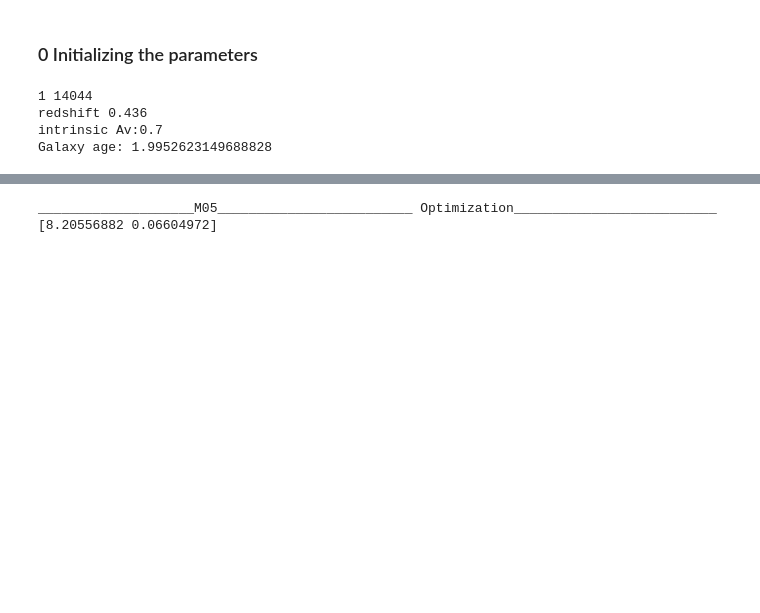
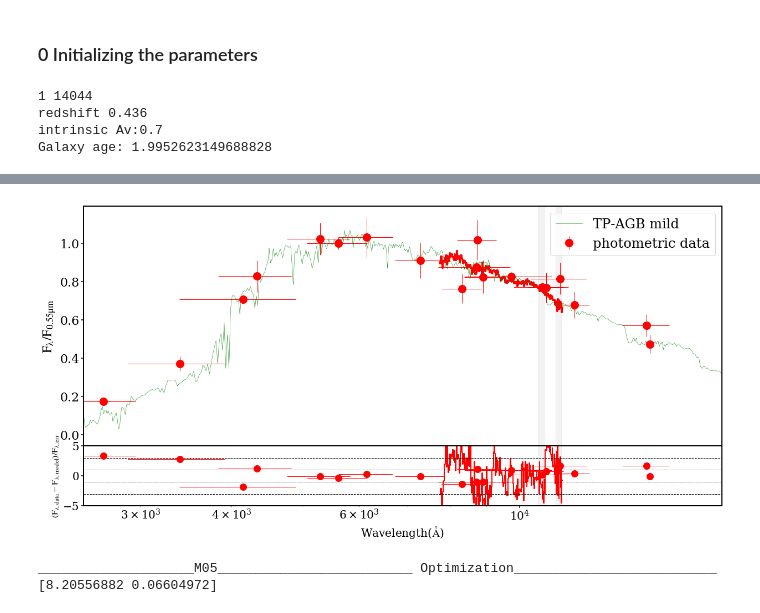
Before and after one commit to ywis/TAPS, a Jupyter notebook: examples/AEGIS_reduce_example_filter_set_tests.ipynb, the cells around one changed output, grey strips where cells are left out. Cells and saved outputs as stored; diff of their text form; code cells hidden in the pictures; blank space fills up the shorter version.

Commit message:
modified the photoemetry part in the AEGIS field.

```diff
--- a/examples/AEGIS_reduce_example_filter_set_tests.ipynb
+++ b/examples/AEGIS_reduce_example_filter_set_tests.ipynb
@@ -1806,0 +1764,8 @@ chisquare_photo(model_wave, model_flux, redshift_1,wave_list, band_list, photome
+# %%
+weight1 = 0.0#0.25#0.0#1/1.864#/0.5
+weight2 = 1.0#weight1*5e-3#1.0#1/1228.53#/0.5
+print('____________________M13_________________________ Optimization__________________________')
+bnds = ((0.0, 13.0), (0.0, 4.0))
+X = np.array([0.9821794009442670,0.7357775748581680])#sol_M13.x#np.array([galaxy_age,intrinsic_Av])
+sol_M13 = optimize.minimize(minimize_age_AV_vector_weighted_M13, X, bounds = bnds, method='TNC')#, options = {'disp': True})
+print('Optimized M13 weighted reduced chisqure result:', sol_M13)
@@ -1806,0 +1816,73 @@ chisquare_photo(model_wave, model_flux, redshift_1,wave_list, band_list, photome
+# %%
+#--- Plot
+X = sol_M13.x
+# print(X)
+X = np.array([0.9821794009442670,0.7357775748581680])#sol_M13.x#np.array([galaxy_age,intrinsic_Av])
+
+n = len(x)
+fig1 = plt.figure(figsize=(20,10))
+frame1 = fig1.add_axes((.1,.35,.8,.6))
+plt.step(x, y, color='r',lw=3)
+plt.fill_between(x,(y+y_err),(y-y_err),alpha=0.1)
+plt.errorbar(wave_list, photometric_flux, xerr=band_list, yerr=photometric_flux_err_mod, color='r', fmt='o', label='photometric data', markersize='14')
+model_wave =minimize_age_AV_vector_weighted_M13_return_flux(X)[1]
+model_flux =minimize_age_AV_vector_weighted_M13_return_flux(X)[2]
+# print(model_flux)
+# model2_wave =minimize_age_AV_vector_weighted_M13_return_flux(X)[1]
+# model2_flux =minimize_age_AV_vector_weighted_M13_return_flux(X)[2]
+plt.plot(model_wave, model_flux, color='g',label='TP-AGB mild',lw=0.5)
+plt.xlim([2.5e3,1.9e4])
+# plt.ylim([0.05, np.max(y)])#plt.ylim([ymin,ymax])
+plt.semilogx()
+plt.ylabel(r'$\rm F_{\lambda}/F_{0.55\mu m}$',fontsize=24)
+plt.tick_params(axis='both', which='major', labelsize=22)
+plt.legend(loc='upper right',fontsize=24)
+plt.axvspan(1.06e4,1.08e4, color='gray',alpha=0.1)
+plt.axvspan(1.12e4,1.14e4, color='gray',alpha=0.1)
+
+frame2 = fig1.add_axes((.1,.2,.8,.15))
+relative_spectra = np.zeros([1,n])
+relative_spectra_err = np.zeros([1,n])
+relative_sigma = np.zeros([1,n])
+index0 = 0
+for wave in x:
+    if y[index0]>0.25 and y[index0]<1.35:
+        index = find_nearest(model_wave, wave);#print index
+        relative_spectra[0, index0] = y[index0]/model_flux[index]
+        relative_spectra_err[0, index0] = y_err[index0]/model_flux[index]
+        relative_sigma[0, index0] = (y[index0]-model_flux[index])/y_err[index0]
+        index0 = index0+1
+# plt.step(x[:index0], relative_spectra[0,:index0], color='r', linewidth=2)
+plt.step(x[:index0], relative_sigma[0,:index0], color='r', linewidth=2)
+# plt.step(x[:index0], relative_spectra[0,:index0], color='r', linewidth=2)
+# plt.fill_between(x[:index0],(relative_spectra[0,:index0]+relative_spectra_err[0,:index0]),\
+#     (relative_spectra[0,:index0]-relative_spectra_err[0,:index0]),alpha=0.1)
+index0 = 0
+# relative_photo = np.zeros([1,(len(wave_list))])
+for i in range(len(wave_list)):
+    try:
+        index = find_nearest(model_wave, wave_list[i])
+        # relative_photo[0, index0] = model_flux[index]/(photometric_flux[i])
+    except:
+        pass
+    # plt.errorbar(wave_list[i], (photometric_flux[i])/model_flux[index], xerr=band_list[i], yerr=photometric_flux_err[i]/model_flux[index], fmt='o', color='r', markersize=16)
+    plt.errorbar(wave_list[i], (photometric_flux[i]-model_flux[index])/photometric_flux_err_mod[i], xerr=band_list[i], fmt='o', color='r', markersize=12)
+    index0 = index0+1
+plt.xlim([2.5e3,1.9e4])
+plt.semilogx()
+# plt.axhline(1.0, linestyle='--', linewidth=2, color='k')
+plt.axvspan(1.06e4,1.08e4, color='gray',alpha=0.1)
+plt.axvspan(1.12e4,1.14e4, color='gray',alpha=0.1)
+plt.tick_params(axis='both', which='major', labelsize=20)
+plt.tick_params(axis='both', which='minor', labelsize=20)
+# plt.ylim([0.75,1.5])
+# plt.ylim([0.9,1.1])
+# plt.ylim([0.7,1.45])
+plt.axhline(3.0, linestyle='--', linewidth=1, color='k')
+plt.axhline(-3.0, linestyle='--', linewidth=1, color='k')
+plt.axhline(1.0, linestyle='--', linewidth=0.5, color='k')
+plt.axhline(-1.0, linestyle='--', linewidth=0.5, color='k')
+plt.ylim([-5,5])
+plt.ylabel(r'$\rm (F_{\lambda,\rm data}-F_{\lambda,\rm model})/F_{\lambda,\rm err}$',fontsize=16)
+plt.xlabel(r'Wavelength($\rm \AA$)', fontsize=20)
+# %% [output]
@@ -1807,3 +1907,4 @@ chisquare_photo(model_wave, model_flux, redshift_1,wave_list, band_list, photome
+[figure, added]
 # %%
 # Test with M05 models
 print('____________________M05_________________________ Optimization__________________________')
```
Also changed, not shown: parts of 12 cells of this notebook, 3 other files.
